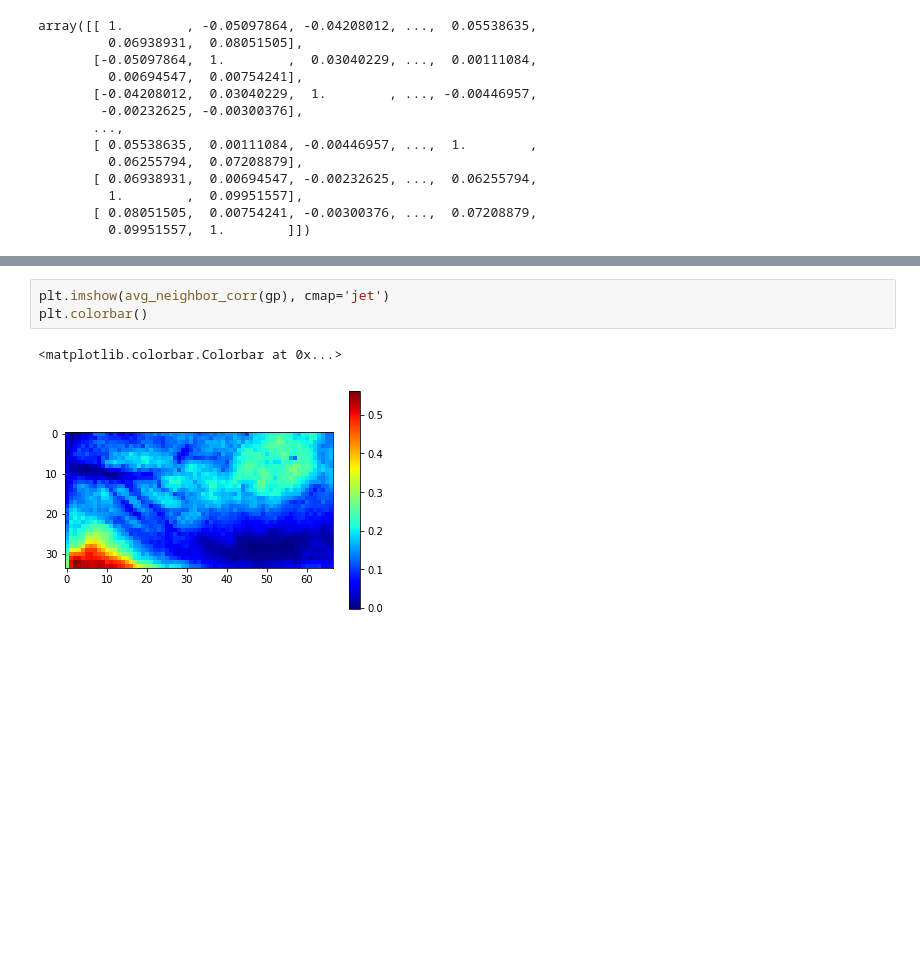
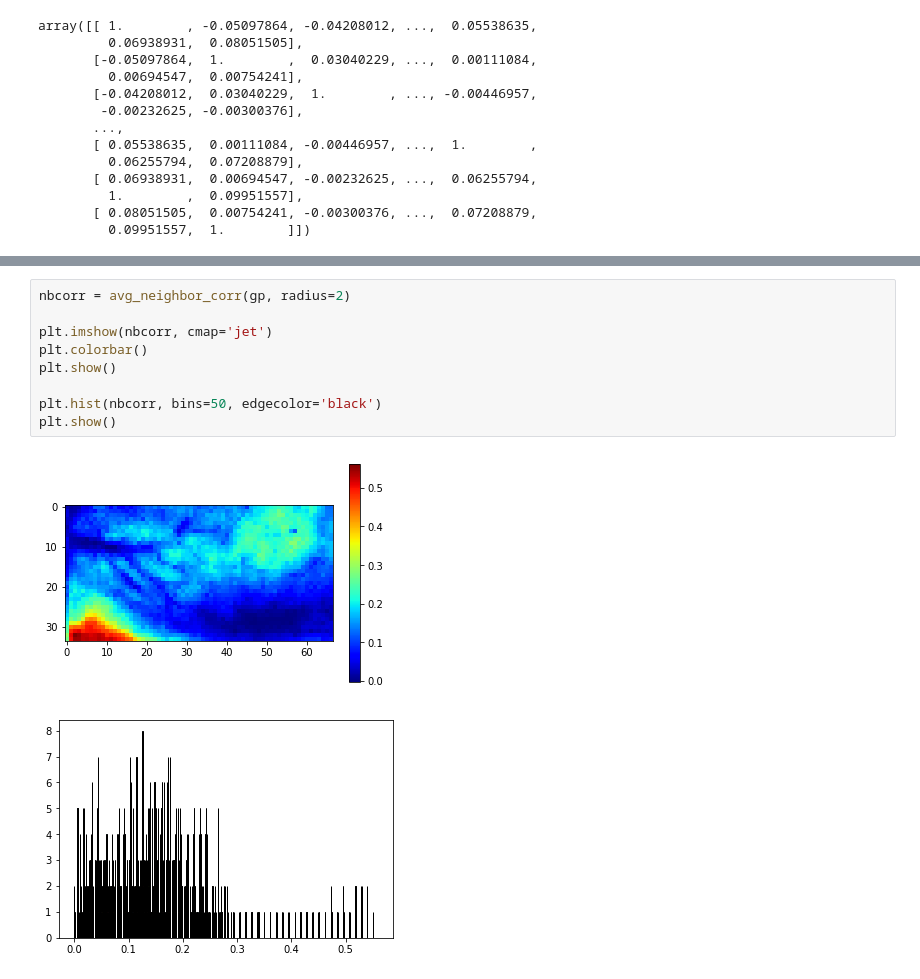
Before and after one commit to mackelab/gp-maps-python, a Jupyter notebook: FerretData.ipynb, the cells around one changed output, grey strips where cells are left out. Saved outputs shown, nothing was run; the diff lists cells and outputs as text; blank space fills up the shorter version.

```diff
--- a/FerretData.ipynb
+++ b/FerretData.ipynb
@@ -130,9 +145,15 @@ def avg_neighbor_corr(gp, radius=2):
         neighbor_corr[ix[0], ix[1]] = np.mean(noise_corr[i, neighbors])
 
     return neighbor_corr
-# %%
-plt.imshow(avg_neighbor_corr(gp), cmap='jet')
-plt.colorbar()
-# %% [output]
-<matplotlib.colorbar.Colorbar at 0x...>
-[figure, removed]
+# %%
+nbcorr = avg_neighbor_corr(gp, radius=2)
+
+plt.imshow(nbcorr, cmap='jet')
+plt.colorbar()
+plt.show()
+
+plt.hist(nbcorr, bins=50, edgecolor='black')
+plt.show()
+# %% [output]
+[figure, added]
+[figure, added]
```
Also changed, not shown: parts of 6 cells of this notebook, 3 other files.
